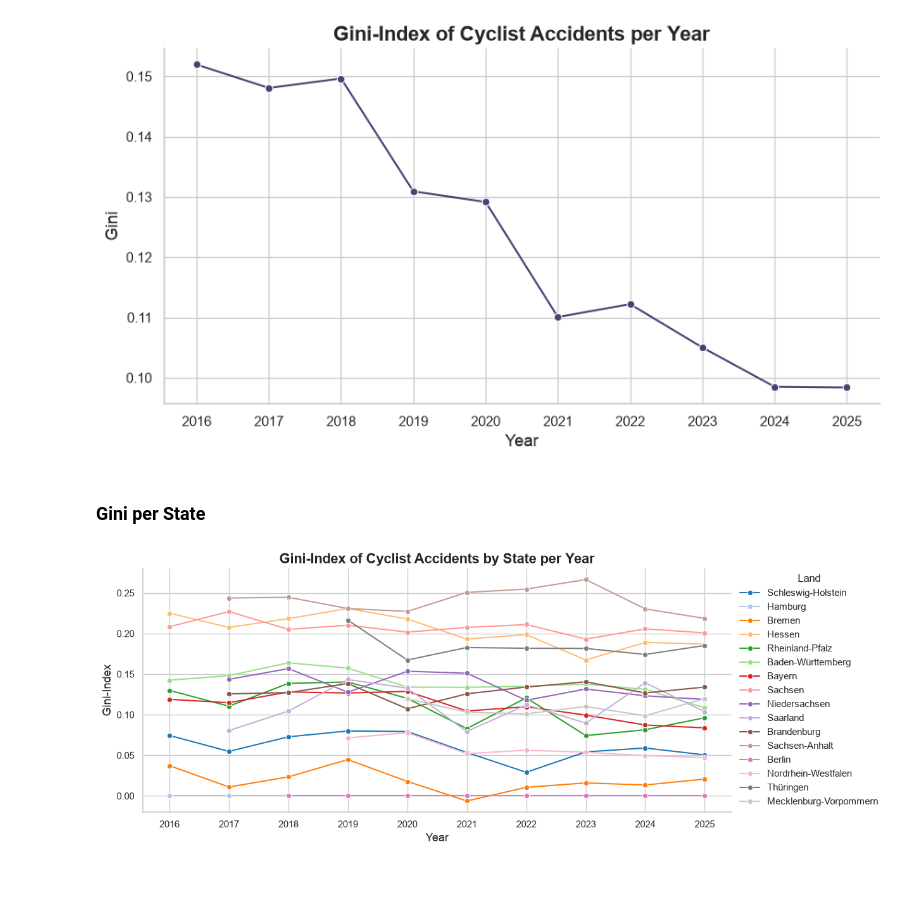
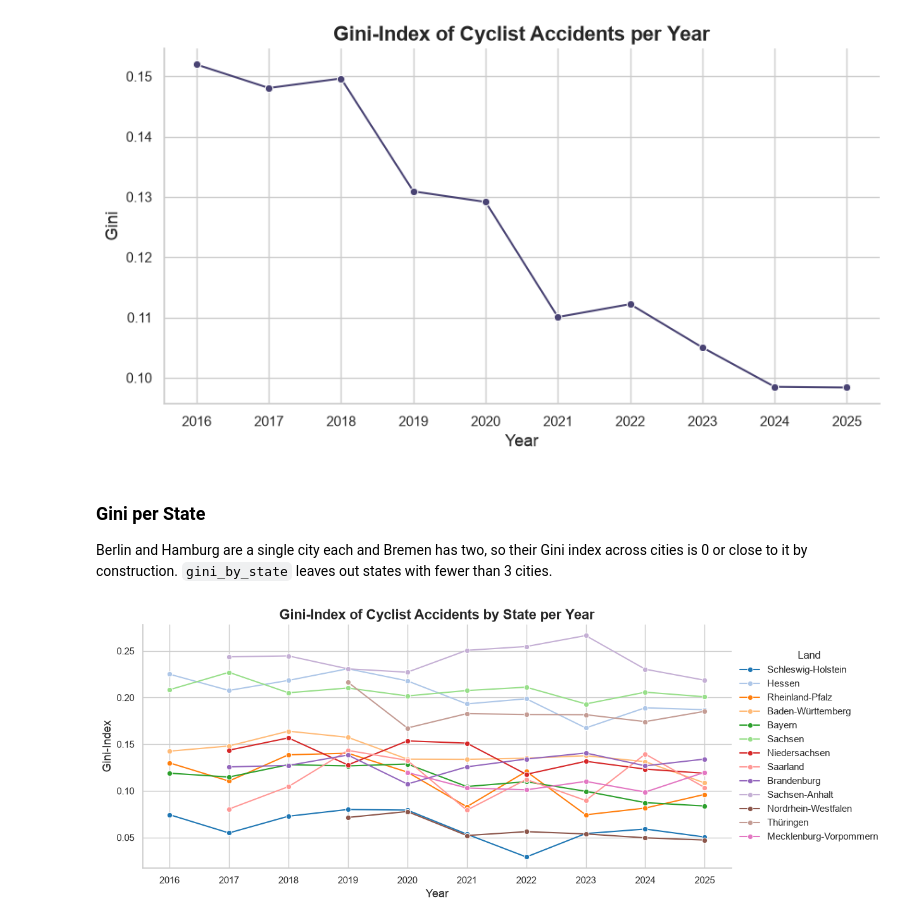
Before and after one commit to HumbleHominid/urban-mobility-risk-analysis, a Jupyter notebook: notebooks/gini.ipynb, the cells around one changed output. Drawn from its saved outputs; the diff is of its cells as text; code cells hidden in the pictures; blank space fills up the shorter version.

```diff
--- a/notebooks/gini.ipynb
+++ b/notebooks/gini.ipynb
@@ -105,15 +114,23 @@ plt.show()
 [figure]
 # %% [markdown]
 ### Gini per State
+Berlin and Hamburg are a single city each and Bremen has two, so their Gini index across cities is 0 or close to it by construction. `gini_by_state` leaves out states with fewer than 3 cities.
 # %%
-df_gini = cached_df(f"gini/by_state_{col}_{YEARS[0]}-{YEARS[-1]}", lambda: gini_by_state(df_merged, col))
+df_gini = cached_df(
+    f"gini/by_state_{col}_{YEARS[0]}-{YEARS[-1]}", lambda: gini_by_state(df_merged, col)
+)
 # %%
 fig, ax = plt.subplots(figsize=(12, 5))
 pl.line_chart(
-    df_gini, "Year", "Gini", f"Gini-Index of {pl.MEASURE_LABELS[col]} by State per Year",
-    ylabel="Gini-Index", hue="Land", ax=ax,
+    df_gini,
+    "Year",
+    "Gini",
+    f"Gini-Index of {pl.MEASURE_LABELS[col]} by State per Year",
+    ylabel="Gini-Index",
+    hue="Land",
+    ax=ax,
 )
 pl.save(fig, f"gini_index_{col.lower()}_land")
 plt.show()
 # %% [output]
-[figure, old version]
+[figure, new version]
```
Also changed, not shown: parts of 2 cells of this notebook, 6 other files.
